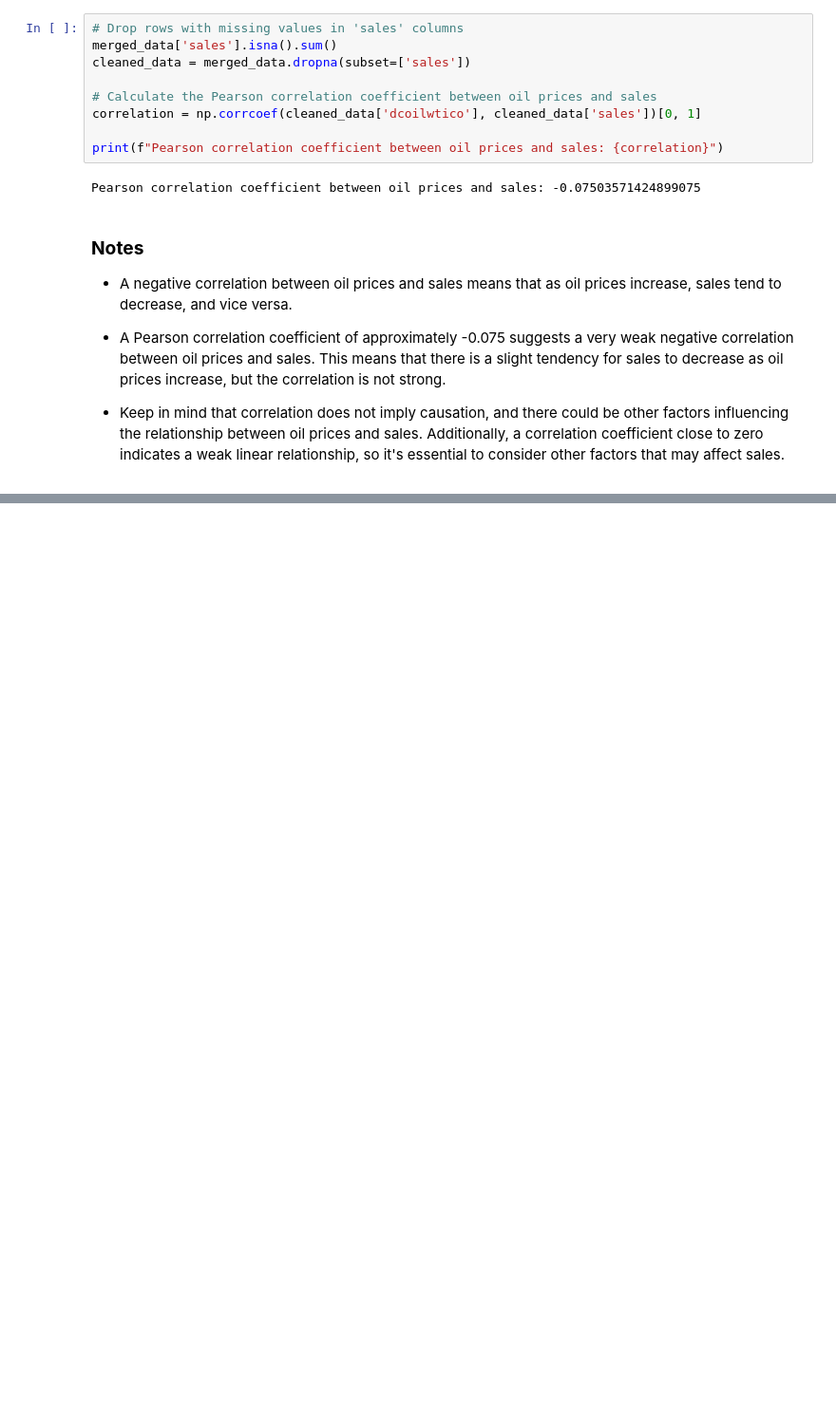
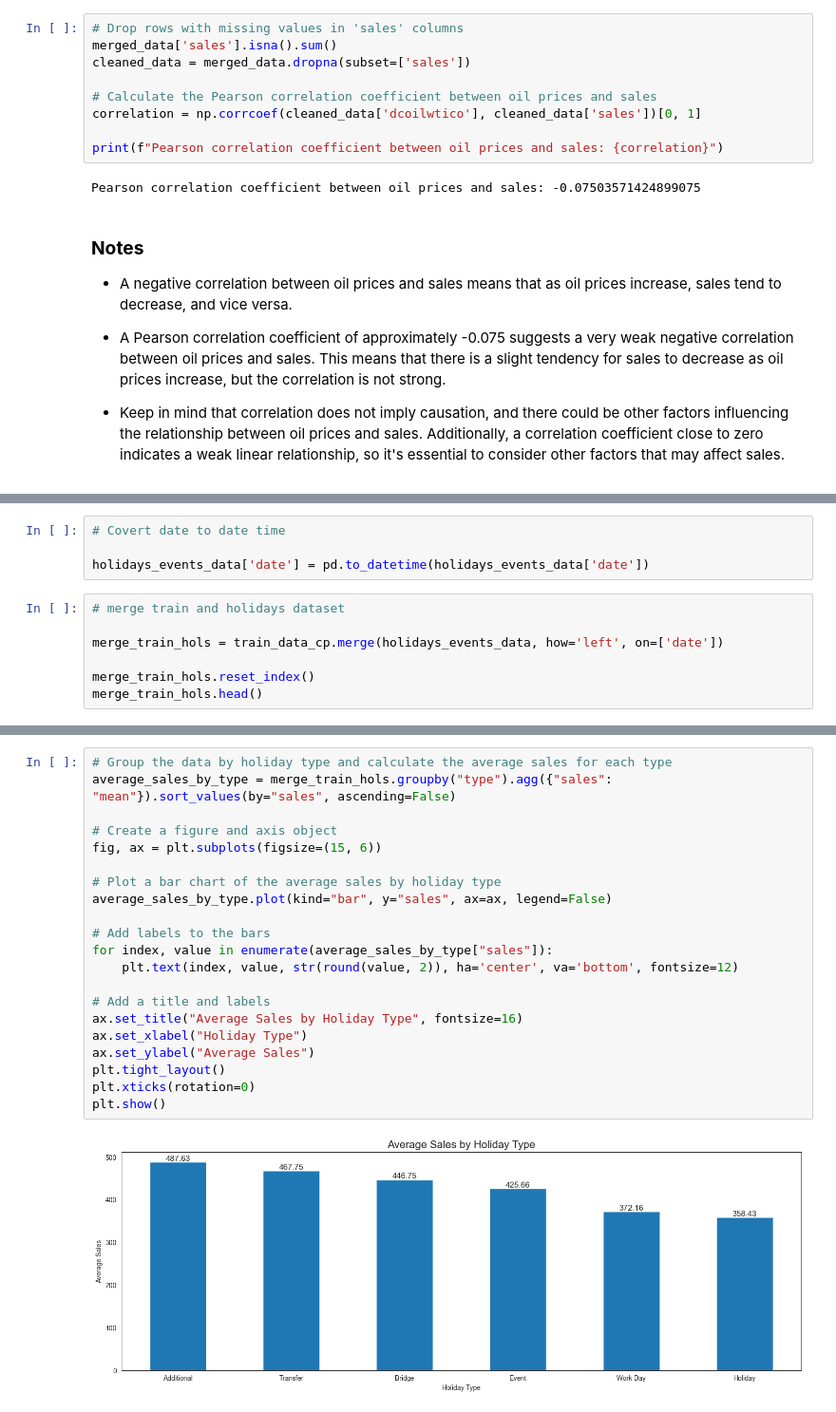
Before and after one commit to murithidenisgitobu/Time-Series-Regression-Analysis-Corporation-Favorita-, a Jupyter notebook: Time Series Regression Analysis - Corporation Favorita.ipynb, the cells around one changed output, grey strips where cells are left out. Shown at 95% size. Drawn from its saved outputs; the diff is of its cells as text; blank space fills up the shorter version.

```diff
--- a/Time Series Regression Analysis - Corporation Favorita.ipynb
+++ b/Time Series Regression Analysis - Corporation Favorita.ipynb
@@ -1275,0 +1307,11 @@ Pearson correlation coefficient between oil prices and sales: -0.075035714248990
+# %%
+# Covert date to date time
+
+holidays_events_data['date'] = pd.to_datetime(holidays_events_data['date'])
+# %%
+# merge train and holidays dataset
+
+merge_train_hols = train_data_cp.merge(holidays_events_data, how='left', on=['date'])
+
+merge_train_hols.reset_index()
+merge_train_hols.head()
@@ -1275,0 +1345,23 @@ Pearson correlation coefficient between oil prices and sales: -0.075035714248990
+# %%
+# Group the data by holiday type and calculate the average sales for each type
+average_sales_by_type = merge_train_hols.groupby("type").agg({"sales": "mean"}).sort_values(by="sales", ascending=False)
+
+# Create a figure and axis object
+fig, ax = plt.subplots(figsize=(15, 6))
+
+# Plot a bar chart of the average sales by holiday type
+average_sales_by_type.plot(kind="bar", y="sales", ax=ax, legend=False)
+
+# Add labels to the bars
+for index, value in enumerate(average_sales_by_type["sales"]):
+    plt.text(index, value, str(round(value, 2)), ha='center', va='bottom', fontsize=12)
+
+# Add a title and labels
+ax.set_title("Average Sales by Holiday Type", fontsize=16)
+ax.set_xlabel("Holiday Type")
+ax.set_ylabel("Average Sales")
+plt.tight_layout()
+plt.xticks(rotation=0)
+plt.show()
+# %% [output]
+[figure, added]
```
Also changed, not shown: parts of 6 cells of this notebook.
